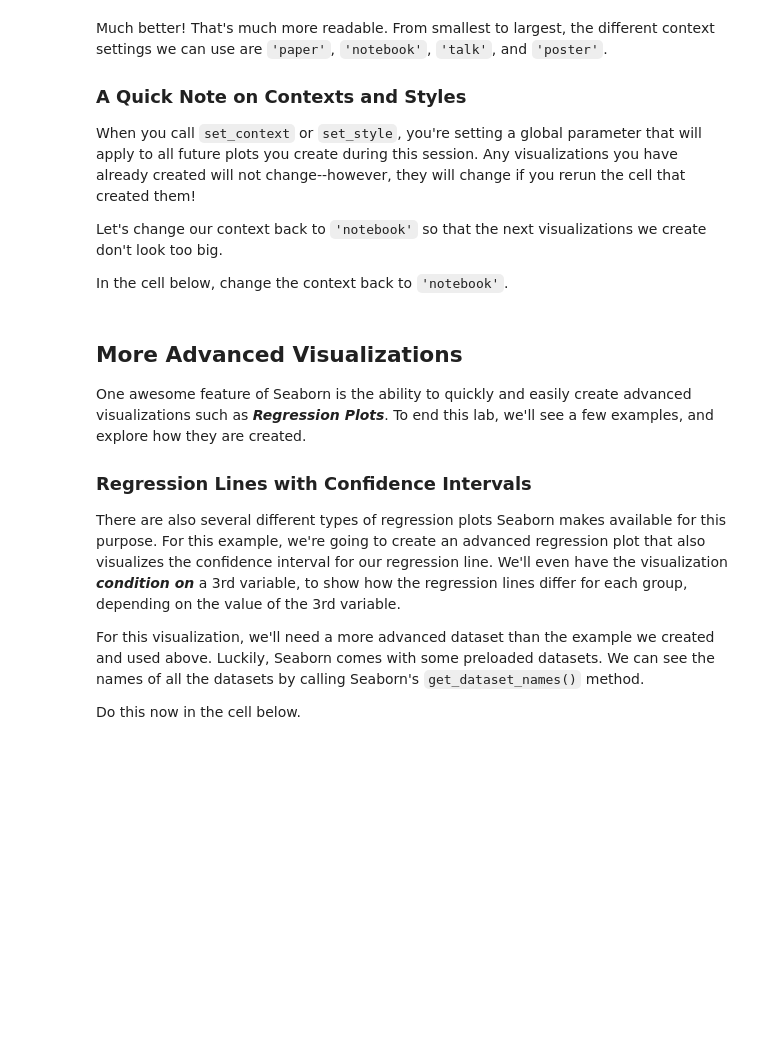
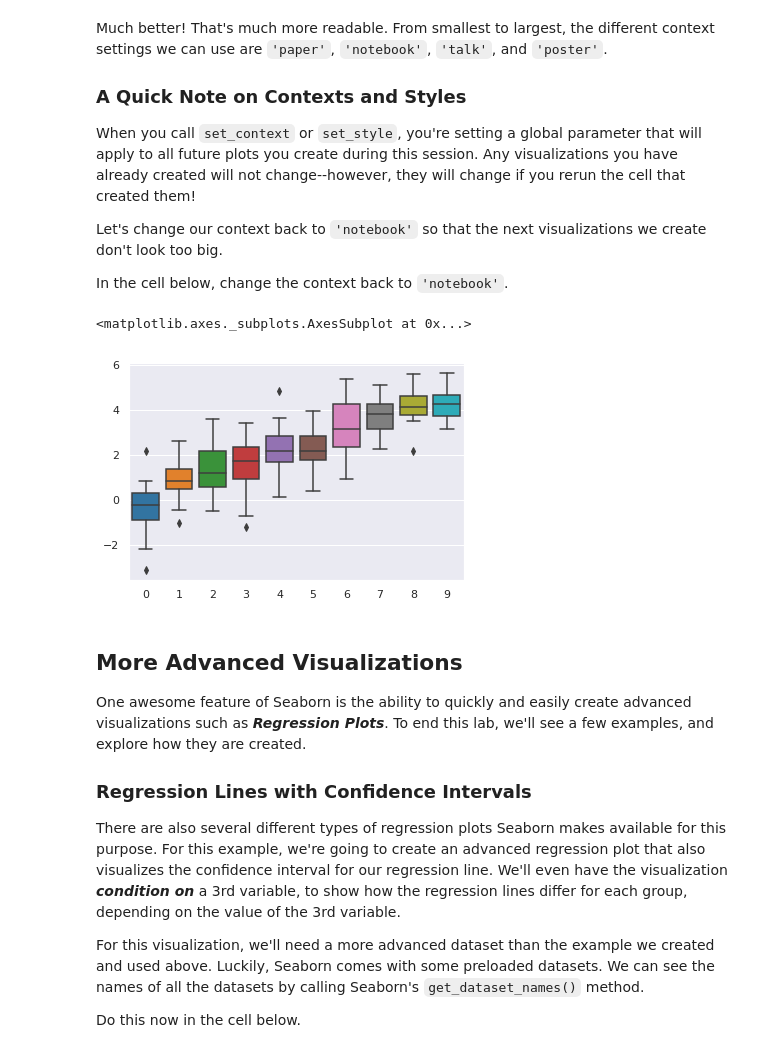
Before and after one commit to jmt0221/dsc-seaborn-lab-nyc-ds-082619, a Jupyter notebook: index.ipynb, the cells around one changed output. Saved outputs shown, nothing was run; the diff lists cells and outputs as text; code cells hidden in the pictures; blank space fills up the shorter version.

```diff
--- a/index.ipynb
+++ b/index.ipynb
@@ -128,6 +128,10 @@ Let's change our context back to `'notebook'` so that the next visualizations we
 In the cell below, change the context back to `'notebook'`.
 # %%
 sns.set_context('notebook')
+sns.boxplot(data=data)
+# %% [output]
+<matplotlib.axes._subplots.AxesSubplot at 0x...>
+[figure, added]
 # %% [markdown]
 ## More Advanced Visualizations
 
```
